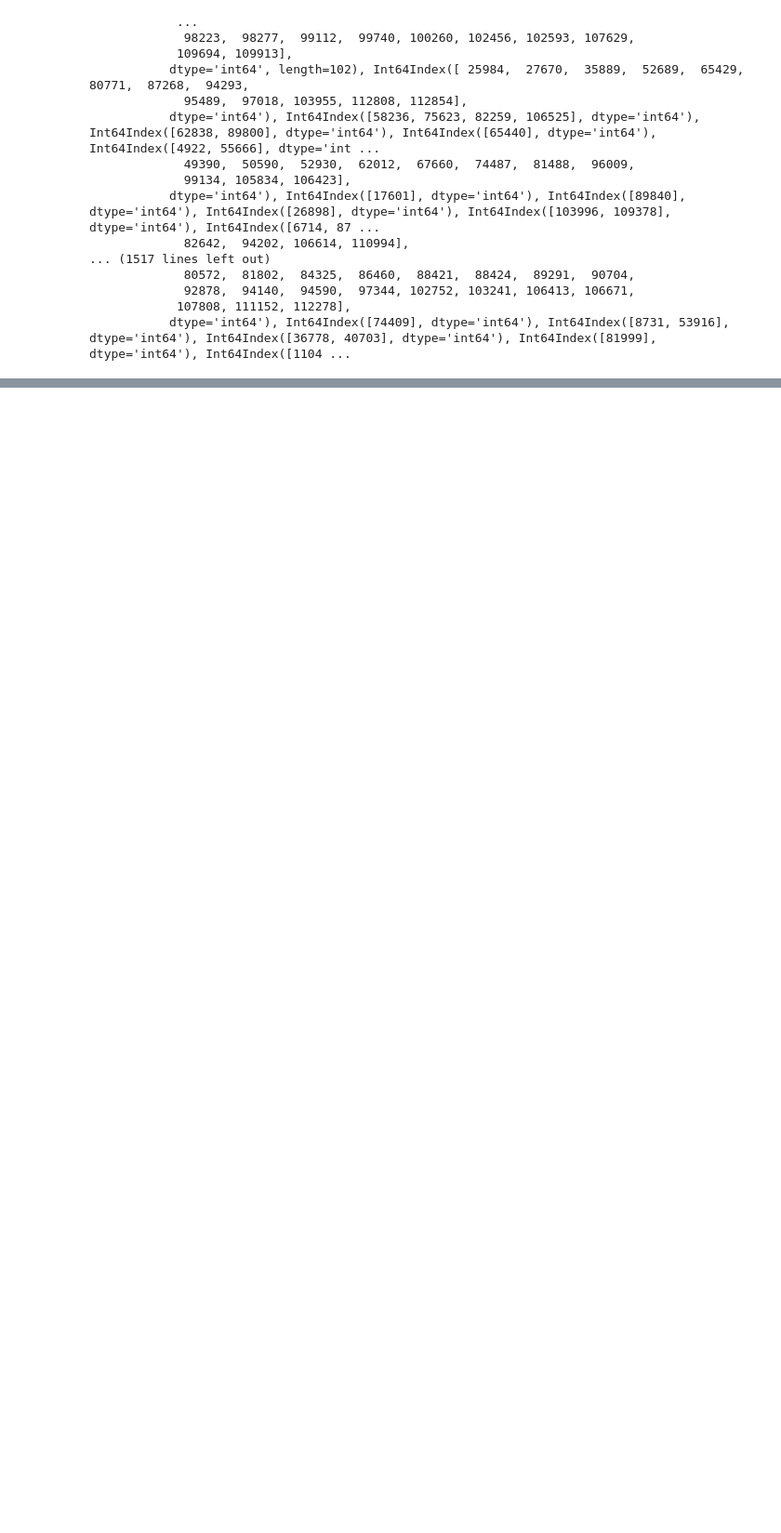
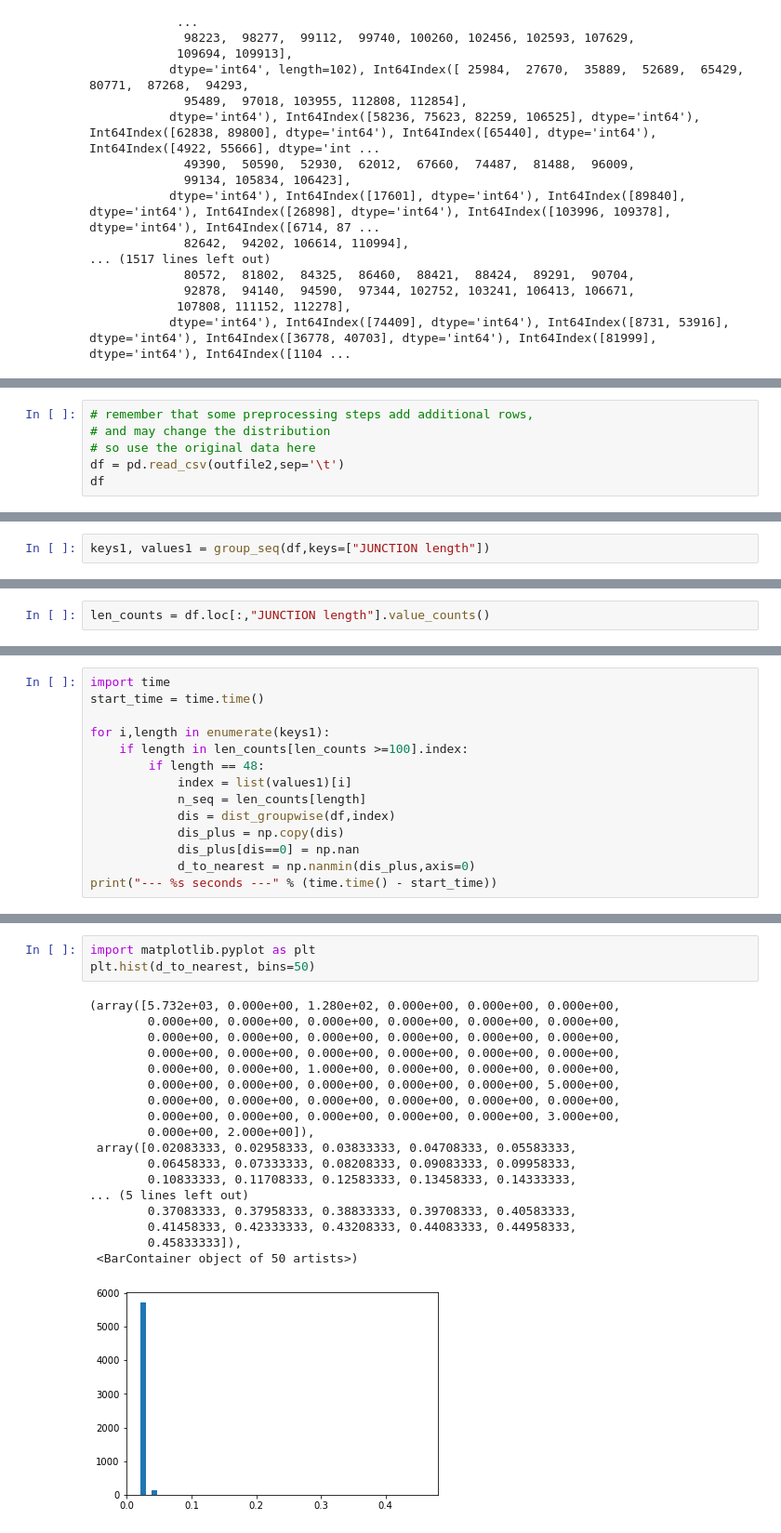
Before and after one commit to RoseYuan/BCR_Clone_Identification, a Jupyter notebook: Scripts/Alignment-based.ipynb, the cells around one changed output, grey strips where cells are left out. Shown at 93% size. Saved outputs shown, nothing was run; the diff lists cells and outputs as text; blank space fills up the shorter version.

```diff
--- a/Scripts/Alignment-based.ipynb
+++ b/Scripts/Alignment-based.ipynb
@@ -75,0 +226,6 @@ singletons
+# %%
+# remember that some preprocessing steps add additional rows,
+# and may change the distribution
+# so use the original data here
+df = pd.read_csv(outfile2,sep='\t')
+df
@@ -75,0 +246,2 @@ singletons
+# %%
+keys1, values1 = group_seq(df,keys=["JUNCTION length"])
@@ -75,0 +256,2 @@ singletons
+# %%
+len_counts = df.loc[:,"JUNCTION length"].value_counts()
@@ -75,0 +321,14 @@ singletons
+# %%
+import time
+start_time = time.time()
+
+for i,length in enumerate(keys1):
+    if length in len_counts[len_counts >=100].index:
+        if length == 48:
+            index = list(values1)[i]
+            n_seq = len_counts[length]
+            dis = dist_groupwise(df,index)
+            dis_plus = np.copy(dis)
+            dis_plus[dis==0] = np.nan
+            d_to_nearest = np.nanmin(dis_plus,axis=0)
+print("--- %s seconds ---" % (time.time() - start_time))
@@ -75,0 +362,22 @@ singletons
+# %%
+import matplotlib.pyplot as plt
+plt.hist(d_to_nearest, bins=50)
+# %% [output]
+(array([5.732e+03, 0.000e+00, 1.280e+02, 0.000e+00, 0.000e+00, 0.000e+00,
+        0.000e+00, 0.000e+00, 0.000e+00, 0.000e+00, 0.000e+00, 0.000e+00,
+        0.000e+00, 0.000e+00, 0.000e+00, 0.000e+00, 0.000e+00, 0.000e+00,
+        0.000e+00, 0.000e+00, 0.000e+00, 0.000e+00, 0.000e+00, 0.000e+00,
+        0.000e+00, 0.000e+00, 1.000e+00, 0.000e+00, 0.000e+00, 0.000e+00,
+        0.000e+00, 0.000e+00, 0.000e+00, 0.000e+00, 0.000e+00, 5.000e+00,
+        0.000e+00, 0.000e+00, 0.000e+00, 0.000e+00, 0.000e+00, 0.000e+00,
+        0.000e+00, 0.000e+00, 0.000e+00, 0.000e+00, 0.000e+00, 3.000e+00,
+        0.000e+00, 2.000e+00]),
+ array([0.02083333, 0.02958333, 0.03833333, 0.04708333, 0.05583333,
+        0.06458333, 0.07333333, 0.08208333, 0.09083333, 0.09958333,
+        0.10833333, 0.11708333, 0.12583333, 0.13458333, 0.14333333,
+... (5 lines left out)
+        0.37083333, 0.37958333, 0.38833333, 0.39708333, 0.40583333,
+        0.41458333, 0.42333333, 0.43208333, 0.44083333, 0.44958333,
+        0.45833333]),
+ <BarContainer object of 50 artists>)
+[figure, added]
```
Also changed, not shown: parts of 63 cells of this notebook, 4 other files.
